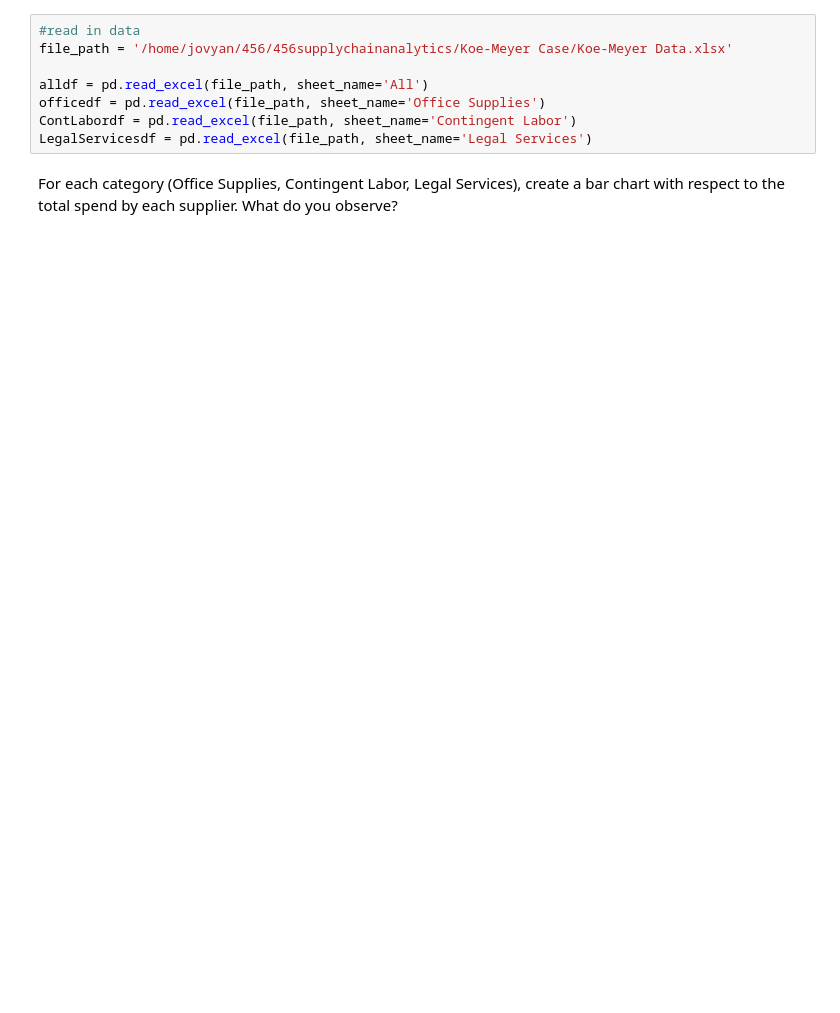
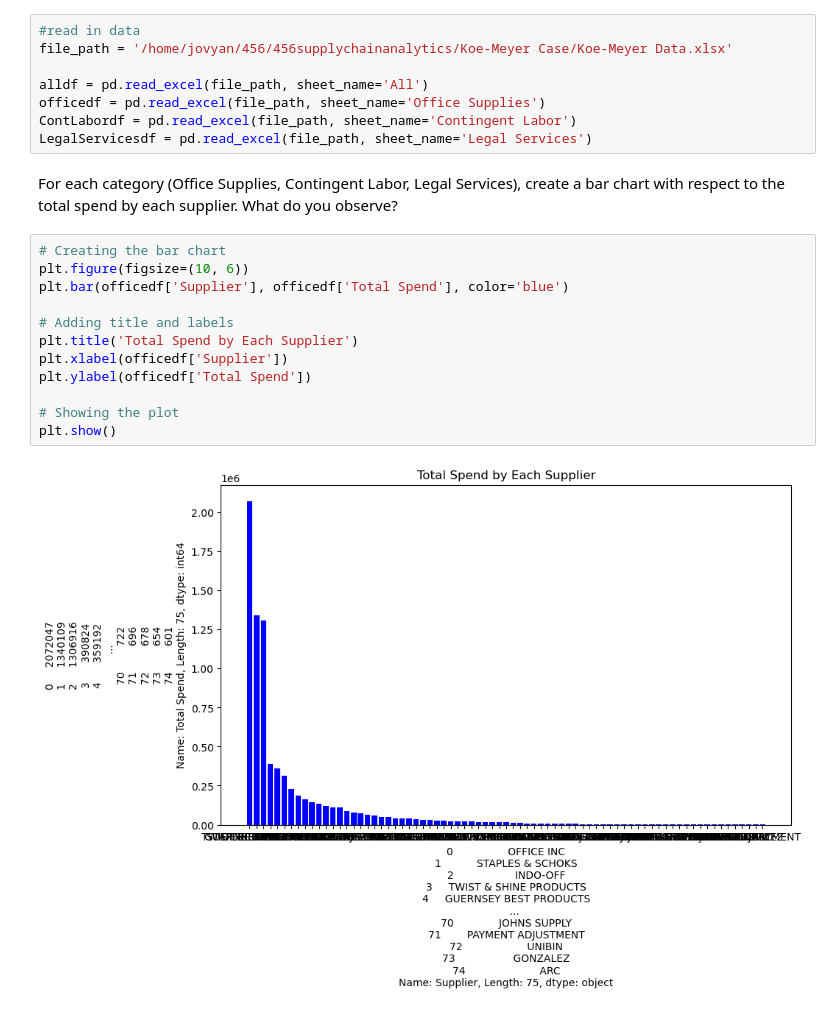
Before and after one commit to rsm-cds006/456supplychainanalytics, a Jupyter notebook: Koe-Meyer Case/Koe-MeyerCase.ipynb, the cells around one changed output. Saved outputs shown, nothing was run; the diff lists cells and outputs as text; blank space fills up the shorter version.

```diff
--- a/Koe-Meyer Case/Koe-MeyerCase.ipynb
+++ b/Koe-Meyer Case/Koe-MeyerCase.ipynb
@@ -95,3 +97,17 @@ LegalServicesdf = pd.read_excel(file_path, sheet_name='Legal Services')
 # %% [markdown]
 For each category (Office Supplies, Contingent Labor, Legal Services), create a bar chart
 with respect to the total spend by each supplier. What do you observe?
+# %%
+# Creating the bar chart
+plt.figure(figsize=(10, 6))
+plt.bar(officedf['Supplier'], officedf['Total Spend'], color='blue')
+
+# Adding title and labels
+plt.title('Total Spend by Each Supplier')
+plt.xlabel(officedf['Supplier'])
+plt.ylabel(officedf['Total Spend'])
+
+# Showing the plot
+plt.show()
+# %% [output]
+[figure, added]
```
Also changed, not shown: parts of 1 cell of this notebook.
